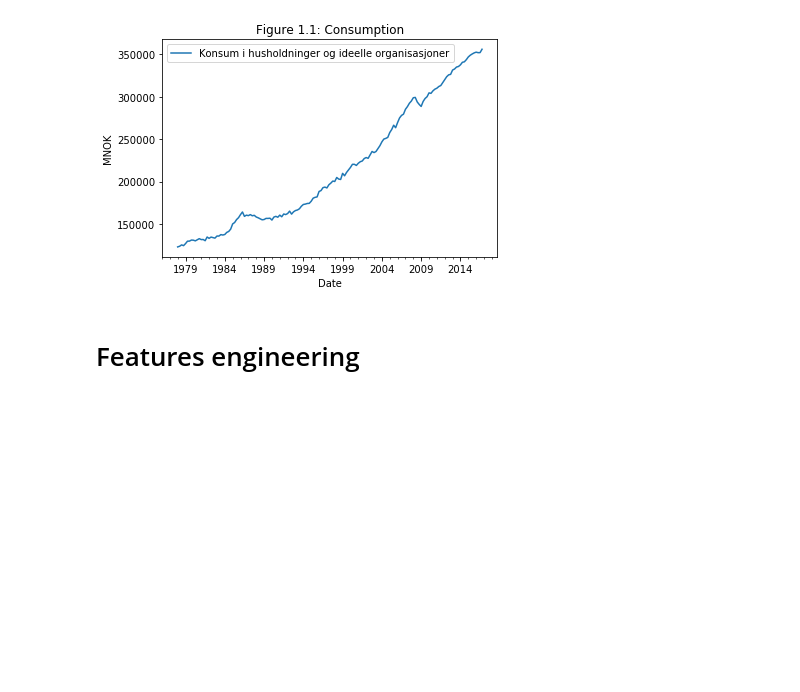
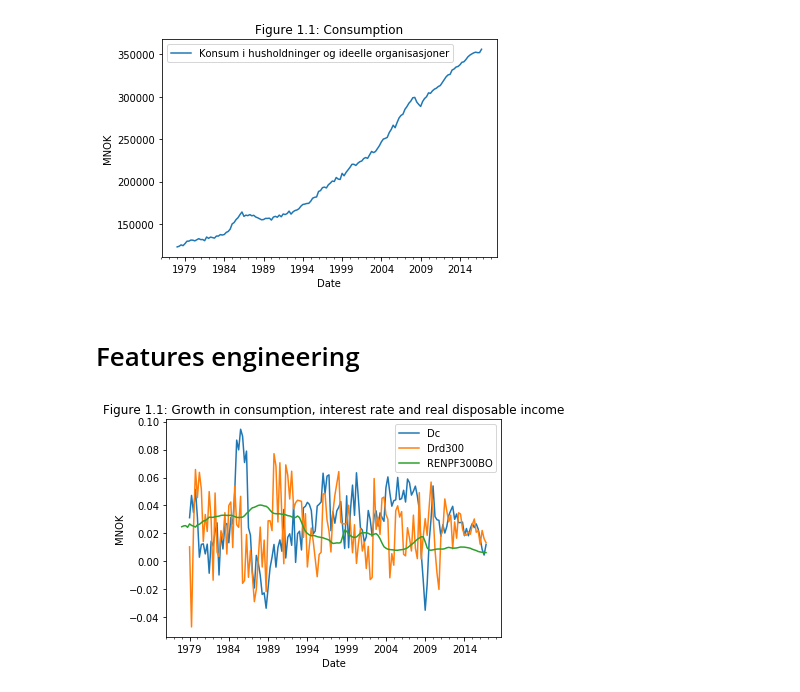
Before and after one commit to DataScienceLead/MacroeconomicsII, a Jupyter notebook: Ex5.ipynb, the cells around one changed output. Saved outputs shown, nothing was run; the diff lists cells and outputs as text; code cells hidden in the pictures; blank space fills up the shorter version.

```diff
--- a/Ex5.ipynb
+++ b/Ex5.ipynb
@@ -72 +80,12 @@ df_merge['DRD300'] = np.log(df_merge['RD300-RAM300']).diff(4)
+# %%
+df_merge['Dc'].plot()
+df_merge['Drd300'].plot()
+df_merge['RENPF300BO'].plot()
+plt.title("Figure 1.1: Growth in consumption, interest rate and real disposable income")
+plt.legend()
+plt.xlabel('Date', fontdict=None, labelpad=None)
+plt.ylabel('MNOK')
+plt.show()
+# %% [output]
+[figure, added]
 # %%
```
Also changed, not shown: parts of 13 cells of this notebook, 1 other file.
